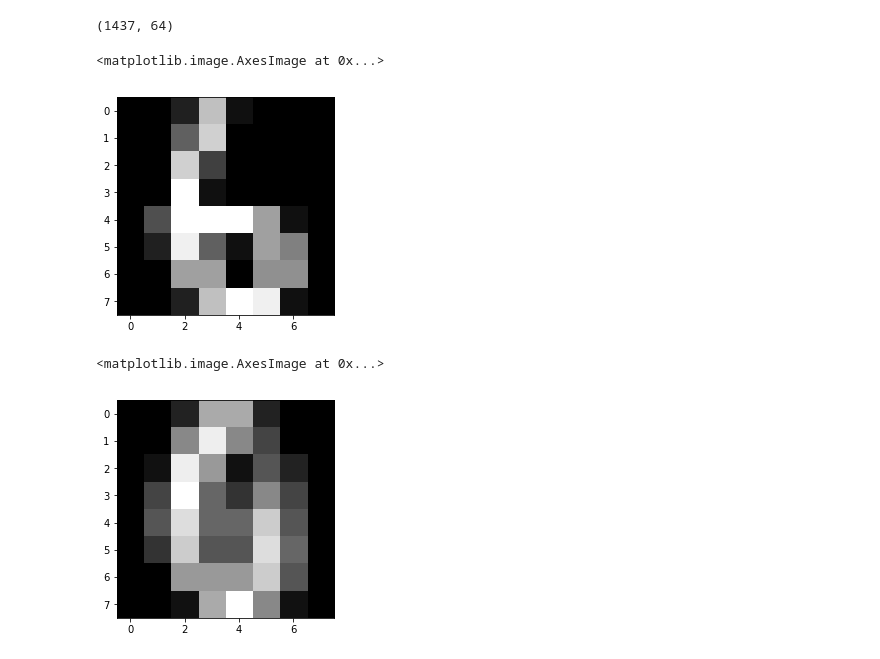
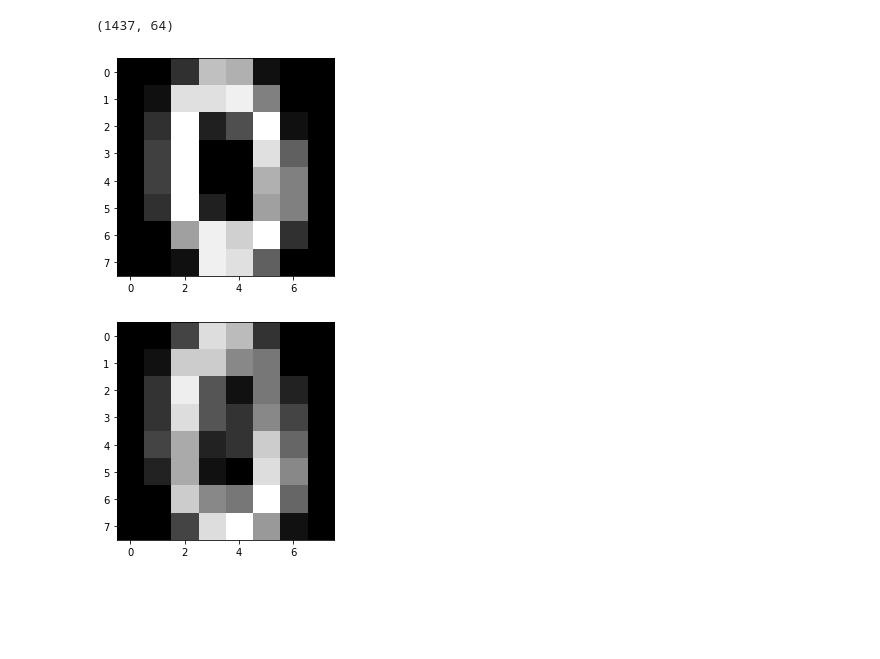
Before and after one commit to sipan17/NeuralNetwork, a Jupyter notebook: test_autoencoder.ipynb, the cells around one changed output. Cells and saved outputs as stored; diff of their text form; code cells hidden in the pictures; blank space fills up the shorter version.

```diff
--- a/test_autoencoder.ipynb
+++ b/test_autoencoder.ipynb
@@ -114,14 +113,15 @@ encoded_decoded.shape
 # %% [output]
 (1437, 64)
 # %%
-plt.imshow(test_x[0].reshape((8,8)), cmap='gray')
+index = 8
+plt.imshow(test_x[index].reshape((8,8)), cmap='gray')
+plt.show()
 # %% [output]
-<matplotlib.image.AxesImage at 0x...>
-[figure, old version]
+[figure, new version]
 # %%
-plt.imshow(ae2.predict([test_x[0]]).astype(np.uint).reshape((8,8)), cmap='gray')
+plt.imshow(ae2.predict([test_x[index]]).astype(np.uint).reshape((8,8)), cmap='gray')
+plt.show()
 # as you can see the decoded is not too similar to the input, but it learned the encodings well,
 # which is its main task. If the outputs also matter you can try more sophesticated types of autoencoders
 # %% [output]
-<matplotlib.image.AxesImage at 0x...>
-[figure, old version]
+[figure, new version]
```
Also changed, not shown: parts of 11 cells of this notebook, 6 other files.
